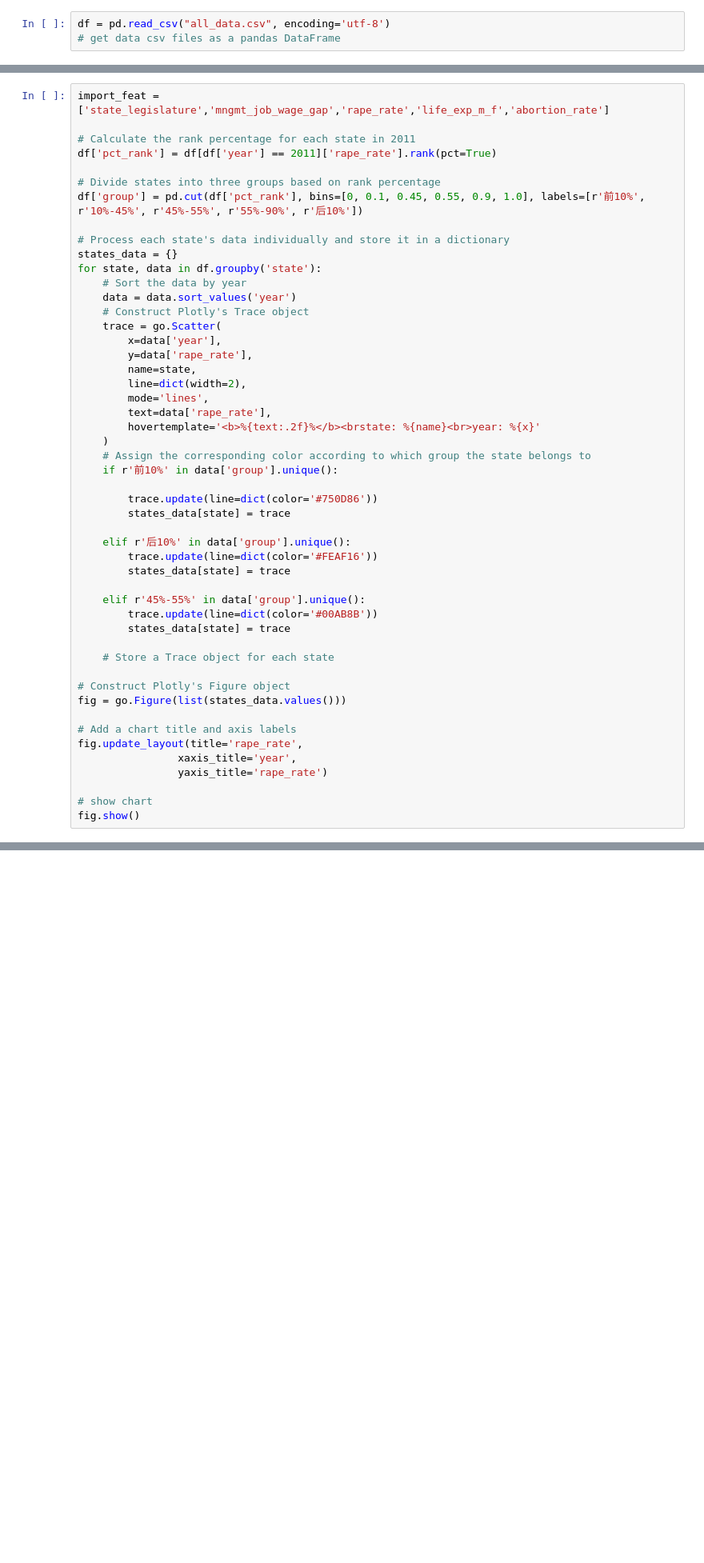
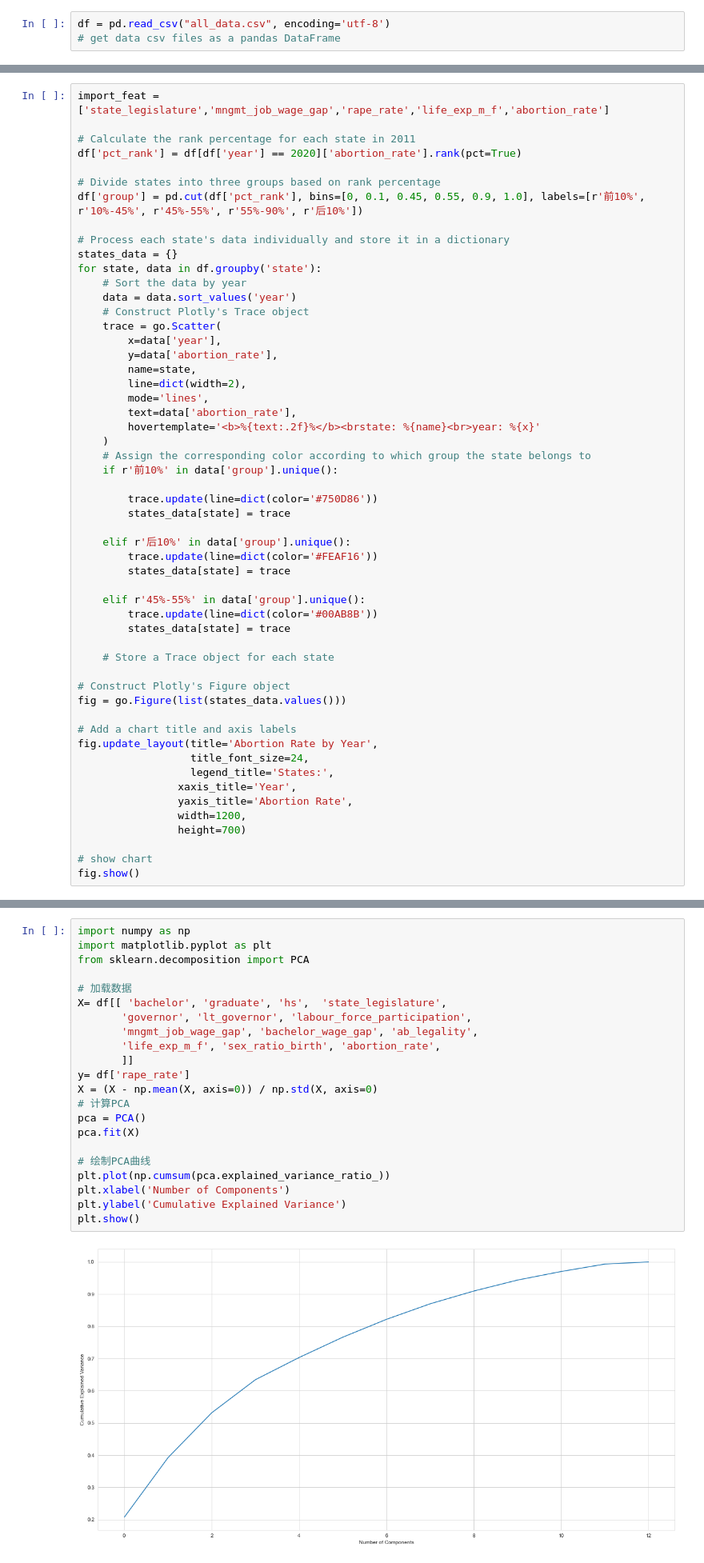
Before and after one commit to macs30122-winter23/final-project-233-not-found, a Jupyter notebook: EDA1.ipynb, the cells around one changed output, grey strips where cells are left out. Shown at 80% size. Cells and saved outputs as stored; diff of their text form; blank space fills up the shorter version.

```diff
--- a/EDA1.ipynb
+++ b/EDA1.ipynb
@@ -201,7 +342,7 @@ fig.show()
 import_feat = ['state_legislature','mngmt_job_wage_gap','rape_rate','life_exp_m_f','abortion_rate']
 
 # Calculate the rank percentage for each state in 2011
-df['pct_rank'] = df[df['year'] == 2011]['rape_rate'].rank(pct=True)
+df['pct_rank'] = df[df['year'] == 2020]['abortion_rate'].rank(pct=True)
 
 # Divide states into three groups based on rank percentage
 df['group'] = pd.cut(df['pct_rank'], bins=[0, 0.1, 0.45, 0.55, 0.9, 1.0], labels=[r'前10%', r'10%-45%', r'45%-55%', r'55%-90%', r'后10%'])
@@ -214,11 +355,11 @@ for state, data in df.groupby('state'):
     # Construct Plotly's Trace object
     trace = go.Scatter(
         x=data['year'],
-        y=data['rape_rate'],
+        y=data['abortion_rate'],
         name=state,
         line=dict(width=2),
         mode='lines',
-        text=data['rape_rate'],
+        text=data['abortion_rate'],
         hovertemplate='<b>%{text:.2f}%</b><brstate: %{name}<br>year: %{x}'
     )
     # Assign the corresponding color according to which group the state belongs to
@@ -241,9 +382,13 @@ for state, data in df.groupby('state'):
 fig = go.Figure(list(states_data.values()))
 
 # Add a chart title and axis labels
-fig.update_layout(title='rape_rate',
-                xaxis_title='year',
-                yaxis_title='rape_rate')
+fig.update_layout(title='Abortion Rate by Year',
+                  title_font_size=24,
+                  legend_title='States:',
+                xaxis_title='Year',
+                yaxis_title='Abortion Rate',
+                width=1200,
+                height=700)
 
 # show chart
 fig.show()
@@ -349,0 +600,24 @@ fig.show()
+# %%
+import numpy as np
+import matplotlib.pyplot as plt
+from sklearn.decomposition import PCA
+
+# 加载数据
+X= df[[ 'bachelor', 'graduate', 'hs',  'state_legislature',
+       'governor', 'lt_governor', 'labour_force_participation',
+       'mngmt_job_wage_gap', 'bachelor_wage_gap', 'ab_legality',
+       'life_exp_m_f', 'sex_ratio_birth', 'abortion_rate',
+       ]]
+y= df['rape_rate']
+X = (X - np.mean(X, axis=0)) / np.std(X, axis=0)
+# 计算PCA
+pca = PCA()
+pca.fit(X)
+
+# 绘制PCA曲线
+plt.plot(np.cumsum(pca.explained_variance_ratio_))
+plt.xlabel('Number of Components')
+plt.ylabel('Cumulative Explained Variance')
+plt.show()
+# %% [output]
+[figure, added]
```
Also changed, not shown: parts of 32 cells of this notebook.
